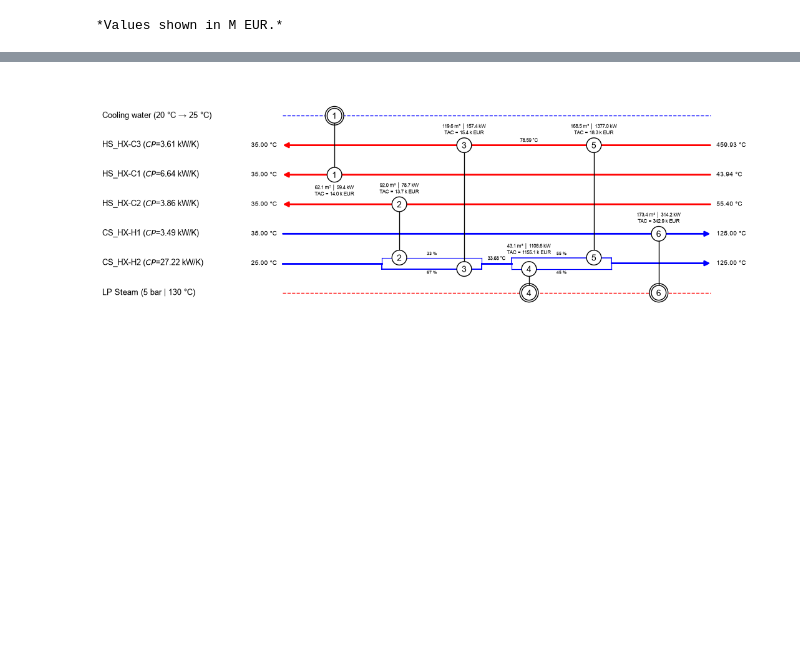
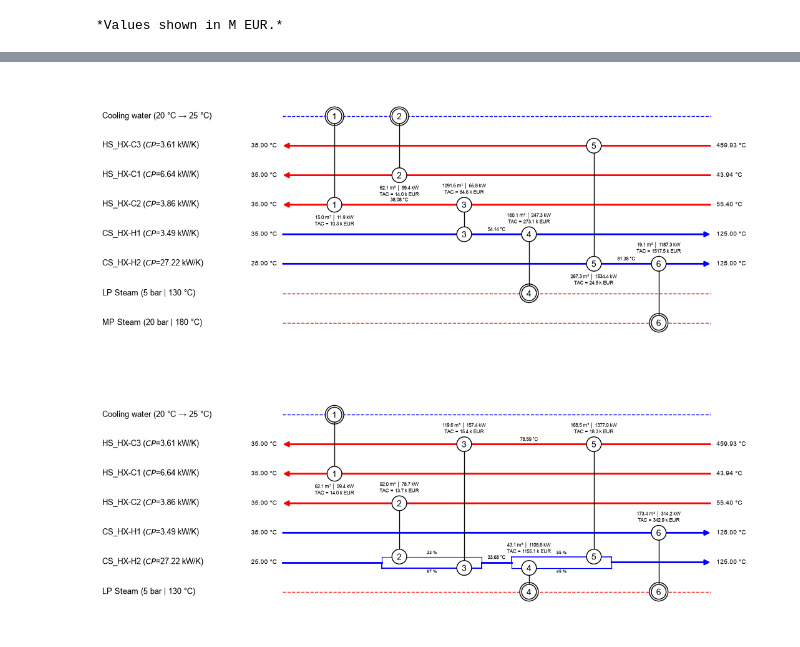
Before and after one commit to PhilippKretzschmar/tea-process-assessment, a Jupyter notebook: examples/co2_pressurization.ipynb, the cells around one changed output, grey strips where cells are left out. Saved outputs shown, nothing was run; the diff lists cells and outputs as text; code cells hidden in the pictures; blank space fills up the shorter version.

```diff
--- a/examples/co2_pressurization.ipynb
+++ b/examples/co2_pressurization.ipynb
@@ -893,3 +893,11 @@ physical size as PNG, PDF or SVG.
+# %%
+%matplotlib inline
+import matplotlib.pyplot as plt
+
+fig = t.plots.hen_grid("hen_scenario_1", mode="notebook")
+fig
+# %% [output]
+[figure, added]
 # %%
 %matplotlib inline
 import matplotlib.pyplot as plt
```
Also changed, not shown: parts of 29 cells of this notebook, 5 other files.
